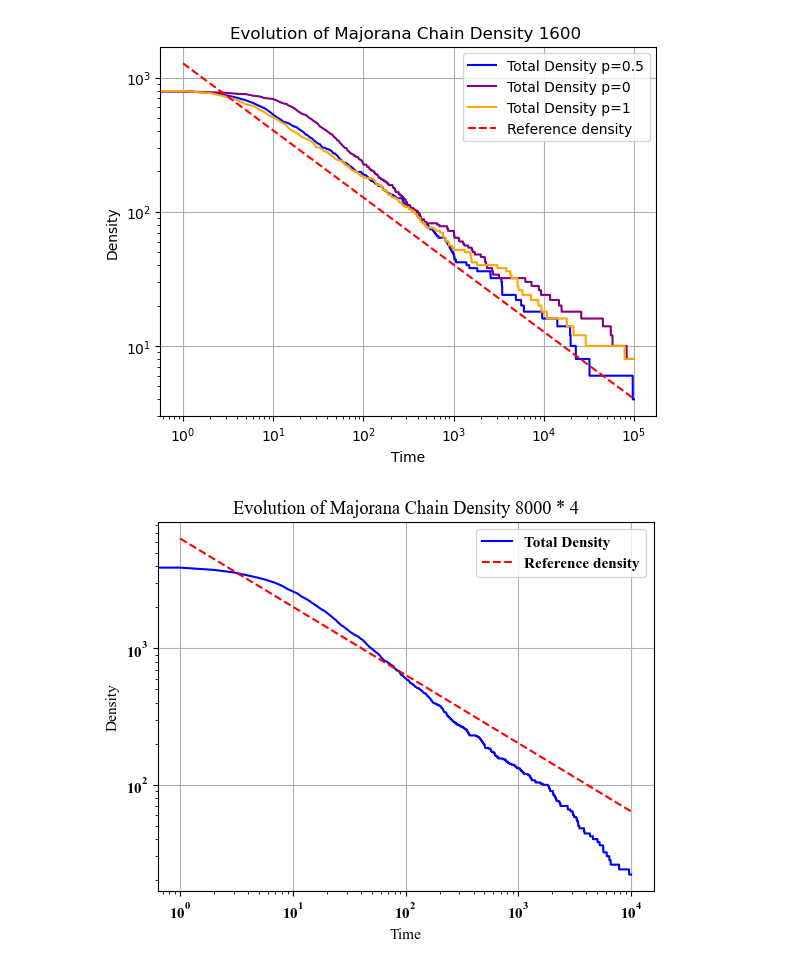
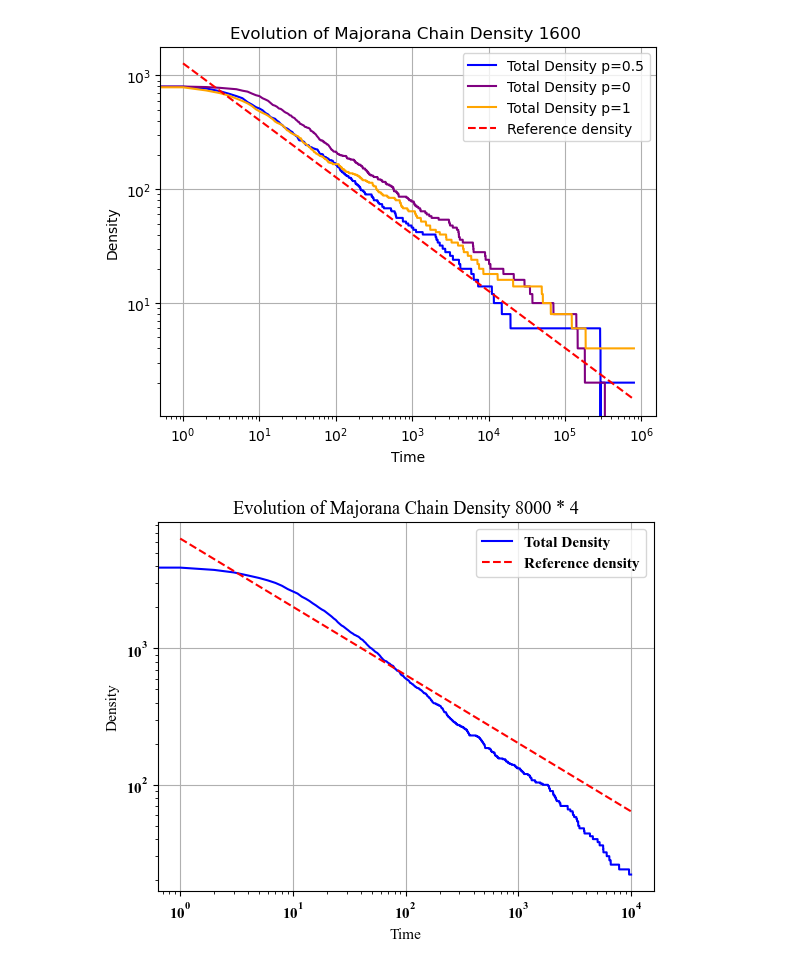
Before and after one commit to toM0dots/Majorana-Braiding, a Jupyter notebook: Two_layer.ipynb, the cells around one changed output. Saved outputs shown, nothing was run; the diff lists cells and outputs as text; code cells hidden in the pictures.

```diff
--- a/Two_layer.ipynb
+++ b/Two_layer.ipynb
@@ -704,30 +704,30 @@ def evolution_annihilate_2L(chain, t, p):
     return times, density
 # %%
 chain1 = chain_builder_2L(400, 4)
-times1, density1 = evolution_annihilate_2L(chain1, 100000, 0.5)
+times1, density1 = evolution_annihilate_2L(chain1, 800000, 0.5)
 chain2 = chain_builder_2L(400, 4)
-times2, density2 = evolution_annihilate_2L(chain2, 100000, 0)
+times2, density2 = evolution_annihilate_2L(chain2, 800000, 0)
 chain3 = chain_builder_2L(400, 4)
-times3, density3 = evolution_annihilate_2L(chain3, 100000, 1)
+times3, density3 = evolution_annihilate_2L(chain3, 800000, 1)
 
 density_ref = 1600*4/(math.sqrt(8 * math.pi) * np.sqrt(times1[1:]))
 # plt.plot(times1, (density1[:, 1]+ density1[:, 0]), label='Total Density', color='blue')
 
 plt.plot(times1, (density1[:, 1]+ density1[:, 0]), label='Total Density p=0.5', color='blue')
 plt.plot(times2, (density2[:, 1]+ density2[:, 0]), label='Total Density p=0', color='purple')
 plt.plot(times3, (density3[:, 1]+ density3[:, 0]), label='Total Density p=1', color='orange')
 plt.plot(times1[1:], density_ref, label='Reference density', color='red', linestyle='--')
 plt.xlabel('Time')
 plt.ylabel('Density')
 plt.xscale('log')
 plt.yscale('log')
 plt.title(f'Evolution of Majorana Chain Density {len(chain1)} ')
 # plt.xlim(0,6)
 plt.legend()
 plt.grid()
 plt.show()
 # %% [output]
-[figure, old version]
+[figure, new version]
 # %%
 density_ref = 16000/(math.sqrt(2 * math.pi) * np.sqrt(times[1:]))
 plt.plot(times, density[:, 1]+ density[:, 0], label='Total Density', color='blue')
```
Also changed, not shown: 1 other file.
